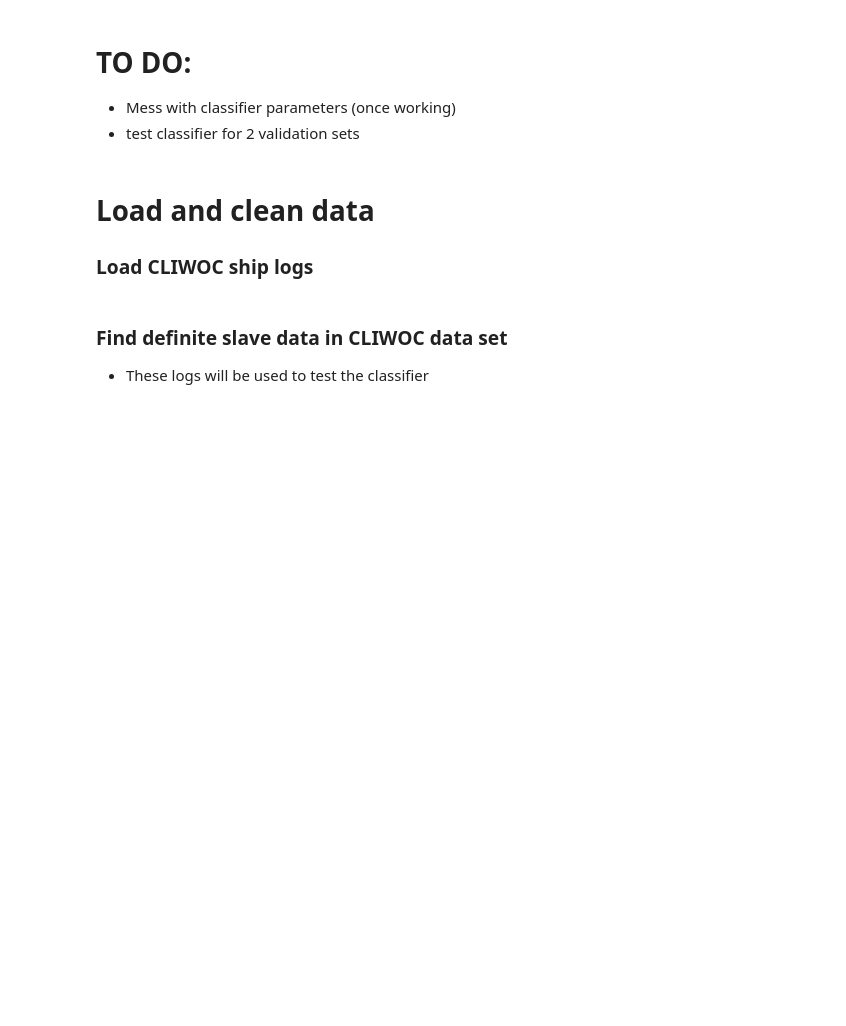
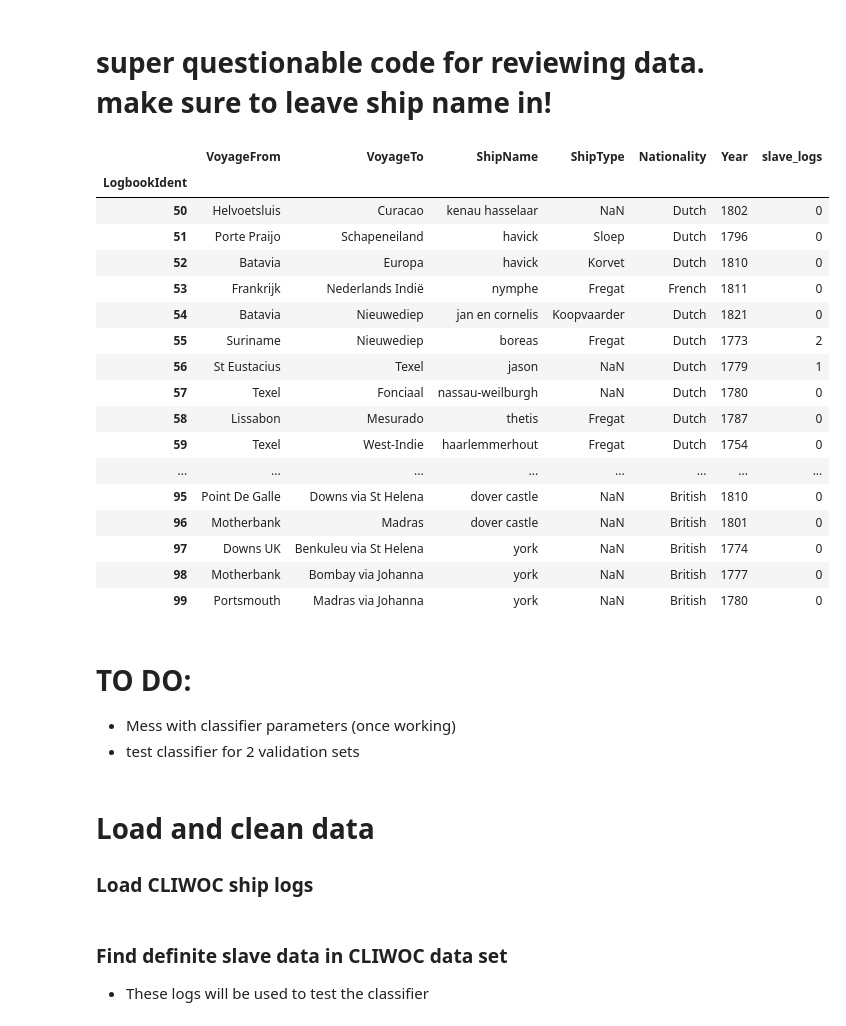
Before and after one commit to clarka34/exploringShipLogbooks, a Jupyter notebook: classifier-notebook.ipynb, the cells around one changed output. Cells and saved outputs as stored; diff of their text form; code cells hidden in the pictures; blank space fills up the shorter version.

```diff
--- a/classifier-notebook.ipynb
+++ b/classifier-notebook.ipynb
@@ -1,3 +1,31 @@
+# %% [markdown]
+# super questionable code for reviewing data. make sure to leave ship name in!
+# %%
+start_ind = -50
+end_ind = 0
+# %%
+start_ind += 50
+end_ind += 50
+cliwoc_data[start_ind:end_ind]
+# %% [output]
+|  | VoyageFrom | VoyageTo | ShipName | ShipType | Nationality | Year | slave_logs |
+| LogbookIdent |  |  |  |  |  |  |  |
+| 50 | Helvoetsluis | Curacao | kenau hasselaar | NaN | Dutch | 1802 | 0 |
+| 51 | Porte Praijo | Schapeneiland | havick | Sloep | Dutch | 1796 | 0 |
+| 52 | Batavia | Europa | havick | Korvet | Dutch | 1810 | 0 |
+| 53 | Frankrijk | Nederlands Indië | nymphe | Fregat | French | 1811 | 0 |
+| 54 | Batavia | Nieuwediep | jan en cornelis | Koopvaarder | Dutch | 1821 | 0 |
+| 55 | Suriname | Nieuwediep | boreas | Fregat | Dutch | 1773 | 2 |
+| 56 | St Eustacius | Texel | jason | NaN | Dutch | 1779 | 1 |
+| 57 | Texel | Fonciaal | nassau-weilburgh | NaN | Dutch | 1780 | 0 |
+| 58 | Lissabon | Mesurado | thetis | Fregat | Dutch | 1787 | 0 |
+| 59 | Texel | West-Indie | haarlemmerhout | Fregat | Dutch | 1754 | 0 |
+| ... | ... | ... | ... | ... | ... | ... | ... |
+| 95 | Point De Galle | Downs via St Helena | dover castle | NaN | British | 1810 | 0 |
+| 96 | Motherbank | Madras | dover castle | NaN | British | 1801 | 0 |
+| 97 | Downs UK | Benkuleu via St Helena | york | NaN | British | 1774 | 0 |
+| 98 | Motherbank | Bombay via Johanna | york | NaN | British | 1777 | 0 |
+| 99 | Portsmouth | Madras via Johanna | york | NaN | British | 1780 | 0 |
 # %% [markdown]
 # TO DO:
 - Mess with classifier parameters (once working)
```
Also changed, not shown: parts of 10 cells of this notebook.
